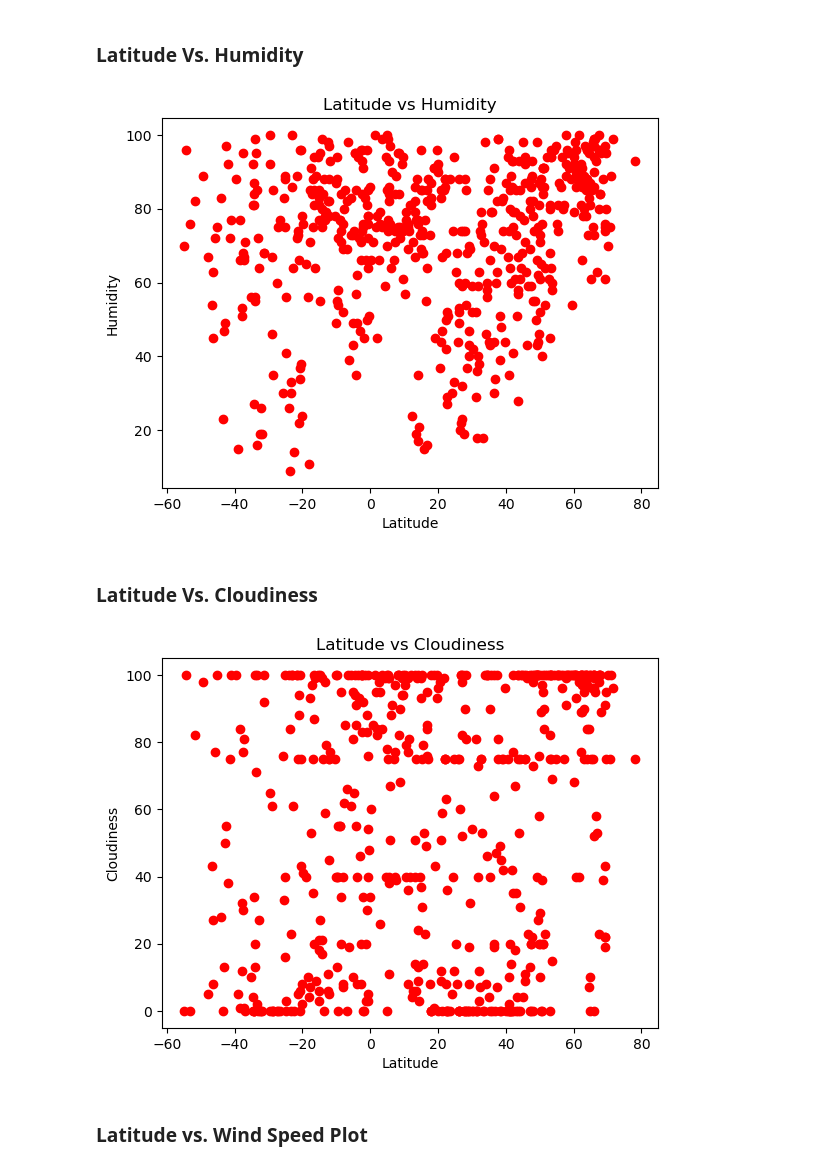
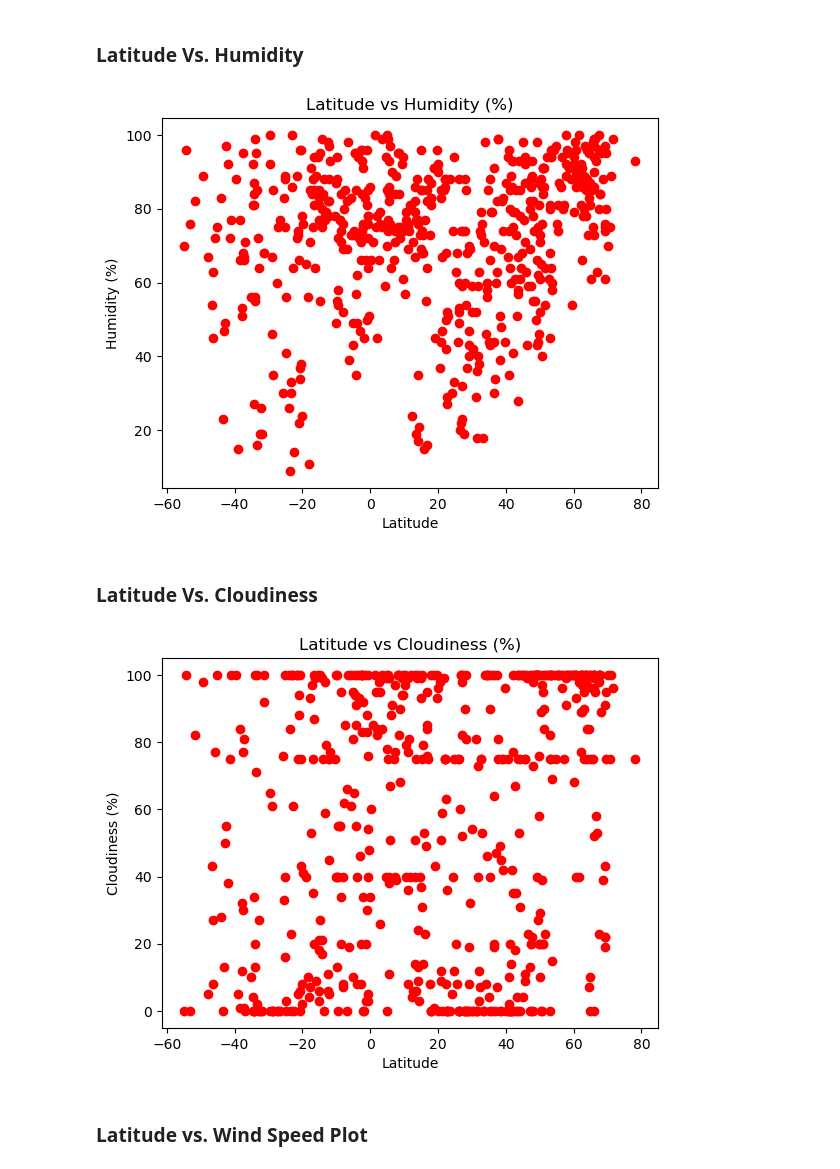
Before and after one commit to linderkm/python-api-challenge, a Jupyter notebook: weatherpy/WeatherPy.ipynb, the cells around one changed output. Cells and saved outputs as stored; diff of their text form; code cells hidden in the pictures.

```diff
--- a/weatherpy/WeatherPy.ipynb
+++ b/weatherpy/WeatherPy.ipynb
@@ -226,23 +226,23 @@ plt.show()
 # %%
 # Build scatter plot for latitude vs. temperature
 x_axis = city_data_df["Lat"]
 y_axis = city_data_df["Humidity"]
 
 plt.scatter(x_axis, y_axis, color = 'r')
 # Incorporate the other graph properties
 
-plt.title("Latitude vs Humidity")
+plt.title("Latitude vs Humidity (%)")
 plt.xlabel("Latitude")
-plt.ylabel("Humidity")
+plt.ylabel("Humidity (%)")
 
 
 # Save the figure
 plt.savefig("output_data/Fig1.png")
 
 # Show plot
 plt.show()
 # %% [output]
-[figure, old version]
+[figure, new version]
 # %% [markdown]
 ### Latitude Vs. Cloudiness
 # %%
@@ -253,9 +253,9 @@ y_axis = city_data_df["Cloudiness"]
 plt.scatter(x_axis, y_axis, color = 'r')
 # Incorporate the other graph properties
 
-plt.title("Latitude vs Cloudiness")
+plt.title("Latitude vs Cloudiness (%)")
 plt.xlabel("Latitude")
-plt.ylabel("Cloudiness")
+plt.ylabel("Cloudiness (%)")
 
 
 # Save the figure
@@ -264,7 +264,7 @@ plt.savefig("output_data/Fig1.png")
 # Show plot
 plt.show()
 # %% [output]
-[figure, old version]
+[figure, new version]
 # %% [markdown]
 ### Latitude vs. Wind Speed Plot
 # %%
```
Also changed, not shown: parts of 5 cells of this notebook, 3 other files.
